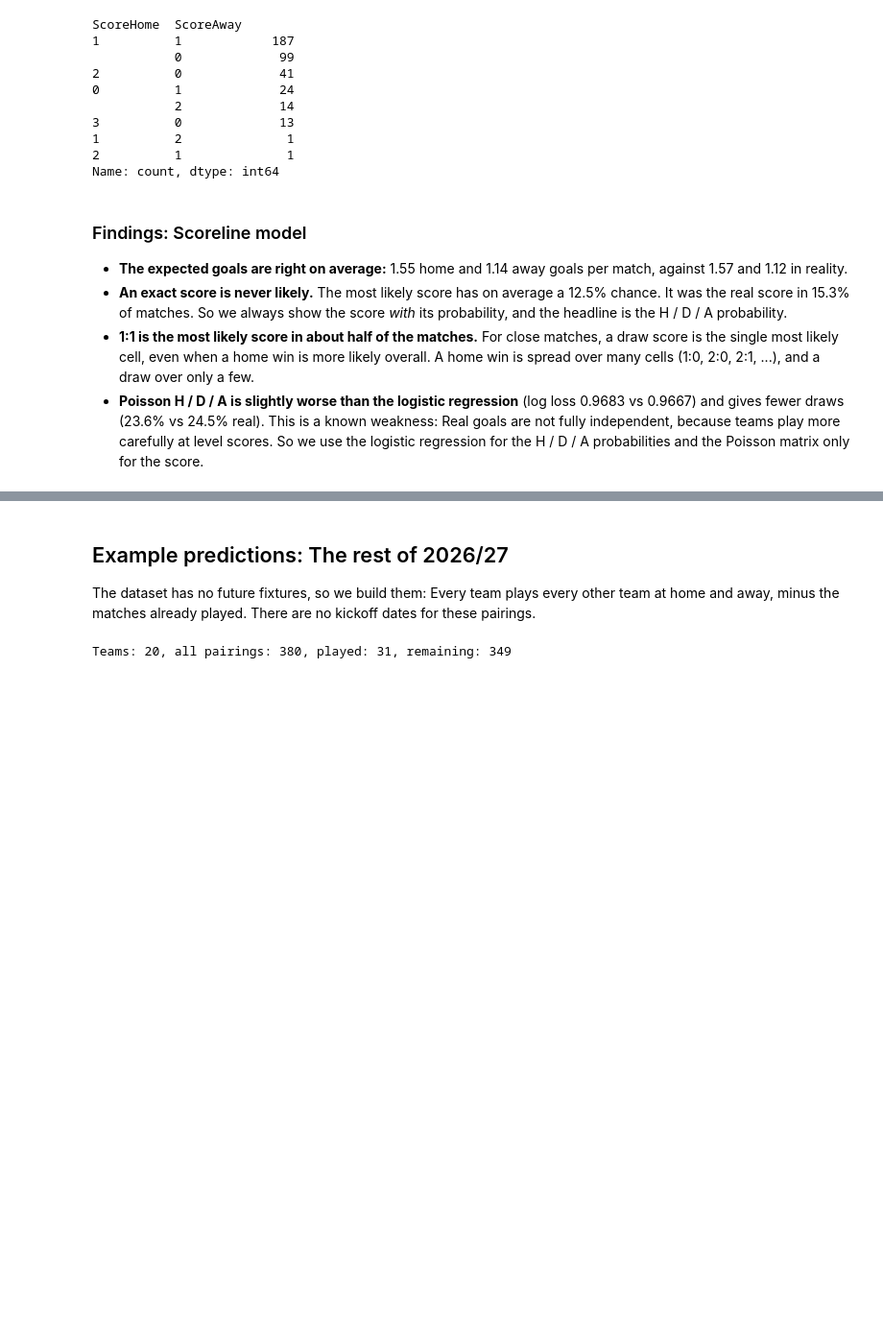
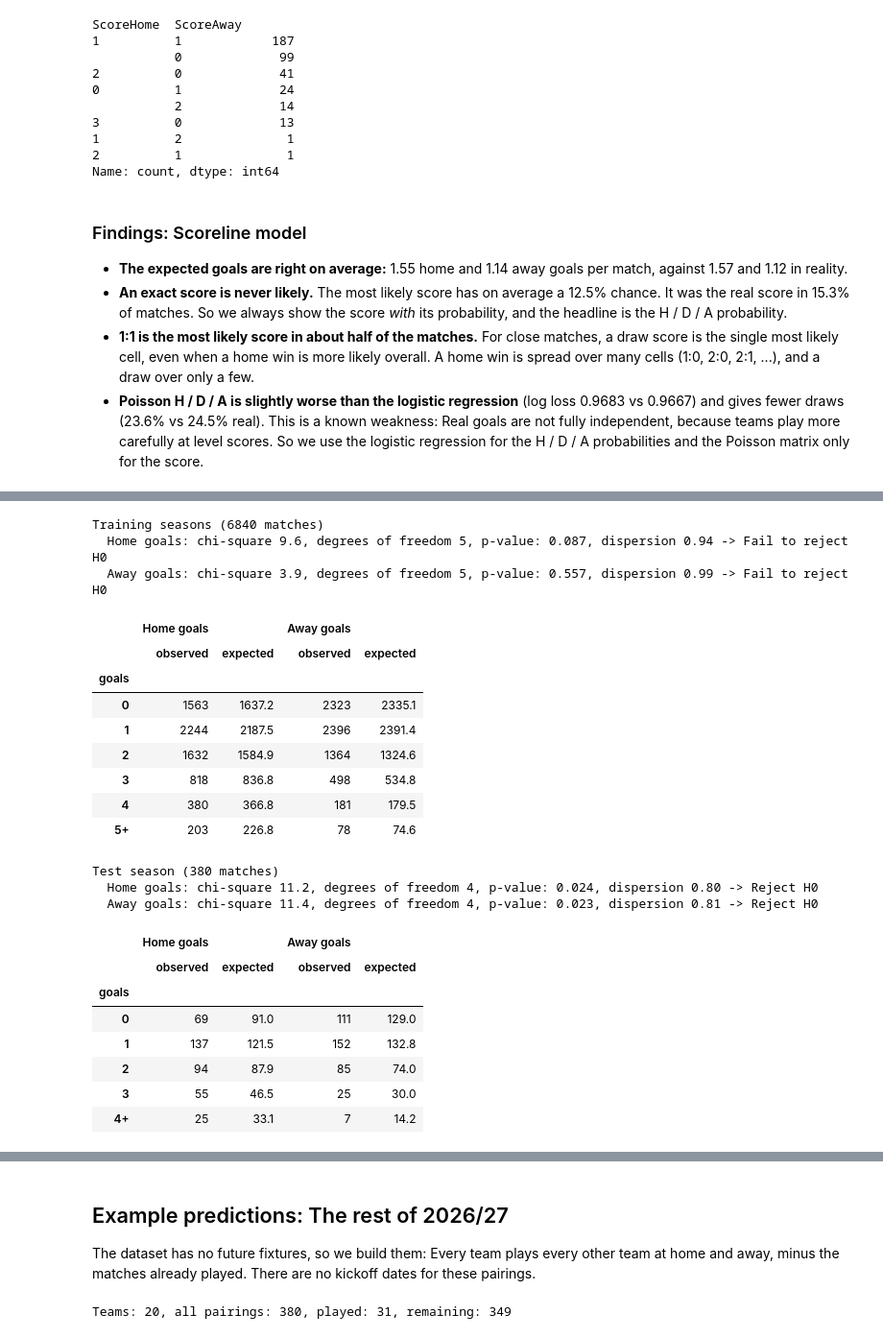
Before and after one commit to idoberk/football-score-predictor, a Jupyter notebook: notebooks/laliga_match_prediction.ipynb, the cells around one changed output, grey strips where cells are left out. Shown at 96% size. Saved outputs shown, nothing was run; the diff lists cells and outputs as text; code cells hidden in the pictures; blank space fills up the shorter version.

Commit message:
Add Poisson fit test with the scoreline model's expected goals

```diff
--- a/notebooks/laliga_match_prediction.ipynb
+++ b/notebooks/laliga_match_prediction.ipynb
@@ -160,6 +160,10 @@ MAX_GOALS = 8
 # Goodness of fit tests group 5 or more goals into one bin
 GOALS_TOP_BIN = 5
 
+# The test season has only 380 matches, so its goodness of fit tests stop at 4+
+# (with 5+, the away bin would expect only about 4 matches, below the minimum of 5)
+TEST_SEASON_GOALS_TOP_BIN = 4
+
 # Significance level for every hypothesis test: Reject H0 when p < ALPHA
 ALPHA = 0.05
 # %% [markdown]
@@ -2209,0 +2222,64 @@ Name: count, dtype: int64
+# %%
+expected_goals_train = pd.DataFrame(
+    {
+        "ExpectedHome": home_goals_model.predict(train_matches[FEATURES]),
+        "ExpectedAway": away_goals_model.predict(train_matches[FEATURES]),
+    },
+    index=train_matches.index,
+)
+
+GOAL_RATE_COLUMNS = {"FTHome": "ExpectedHome", "FTAway": "ExpectedAway"}
+
+fit_sets = [
+    ("Training seasons", train_matches, expected_goals_train, GOALS_TOP_BIN),
+    ("Test season", test_matches, expected_goals_test, TEST_SEASON_GOALS_TOP_BIN),
+]
+
+for set_name, matches_in_set, expected_goals, top_bin in fit_sets:
+    print(f"{set_name} ({len(matches_in_set)} matches)")
+    model_goal_tables = {}
+
+    for goal_column, rate_column in GOAL_RATE_COLUMNS.items():
+        goals = matches_in_set[goal_column]
+        rates = expected_goals[rate_column].to_numpy()
+        table = goal_count_table(goals, rates, top_bin)
+        model_goal_tables[GOAL_COLUMNS[goal_column]] = table
+
+        fit_test = stats.chisquare(table["observed"], table["expected"])
+
+        # Dispersion = the average of (goals - rate)² / rate.
+        # About 1 if the Poisson fits, above 1 = more spread than expected, below 1 = less spread
+        dispersion = ((goals - rates) ** 2 / rates).mean()
+
+        print(
+            f"  {GOAL_COLUMNS[goal_column]}: chi-square {fit_test.statistic:.1f}, "
+            f"degrees of freedom {len(table) - 1}, p-value: {fit_test.pvalue:.3f}, "
+            f"dispersion {dispersion:.2f} -> "
+            + ("Reject H0" if fit_test.pvalue < ALPHA else "Fail to reject H0")
+        )
+
+    display(pd.concat(model_goal_tables, axis=1).round(1))
+# %% [output]
+Training seasons (6840 matches)
+  Home goals: chi-square 9.6, degrees of freedom 5, p-value: 0.087, dispersion 0.94 -> Fail to reject H0
+  Away goals: chi-square 3.9, degrees of freedom 5, p-value: 0.557, dispersion 0.99 -> Fail to reject H0
+|  | Home goals |  | Away goals |  |
+|  | observed | expected | observed | expected |
+| goals |  |  |  |  |
+| 0 | 1563 | 1637.2 | 2323 | 2335.1 |
+| 1 | 2244 | 2187.5 | 2396 | 2391.4 |
+| 2 | 1632 | 1584.9 | 1364 | 1324.6 |
+| 3 | 818 | 836.8 | 498 | 534.8 |
+| 4 | 380 | 366.8 | 181 | 179.5 |
+| 5+ | 203 | 226.8 | 78 | 74.6 |
+Test season (380 matches)
+  Home goals: chi-square 11.2, degrees of freedom 4, p-value: 0.024, dispersion 0.80 -> Reject H0
+  Away goals: chi-square 11.4, degrees of freedom 4, p-value: 0.023, dispersion 0.81 -> Reject H0
+|  | Home goals |  | Away goals |  |
+|  | observed | expected | observed | expected |
+| goals |  |  |  |  |
+| 0 | 69 | 91.0 | 111 | 129.0 |
+| 1 | 137 | 121.5 | 152 | 132.8 |
+| 2 | 94 | 87.9 | 85 | 74.0 |
+| 3 | 55 | 46.5 | 25 | 30.0 |
+| 4+ | 25 | 33.1 | 7 | 14.2 |
```
Also changed, not shown: parts of 2 cells of this notebook.
